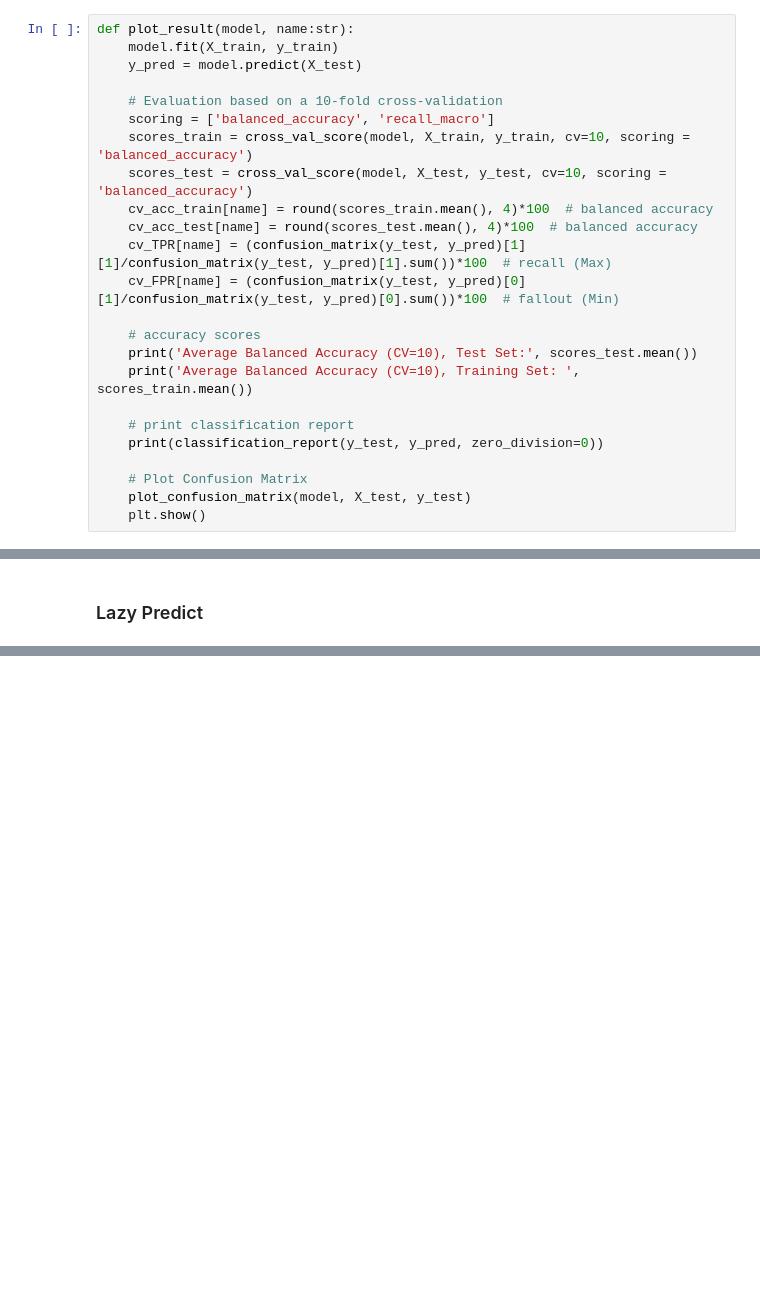
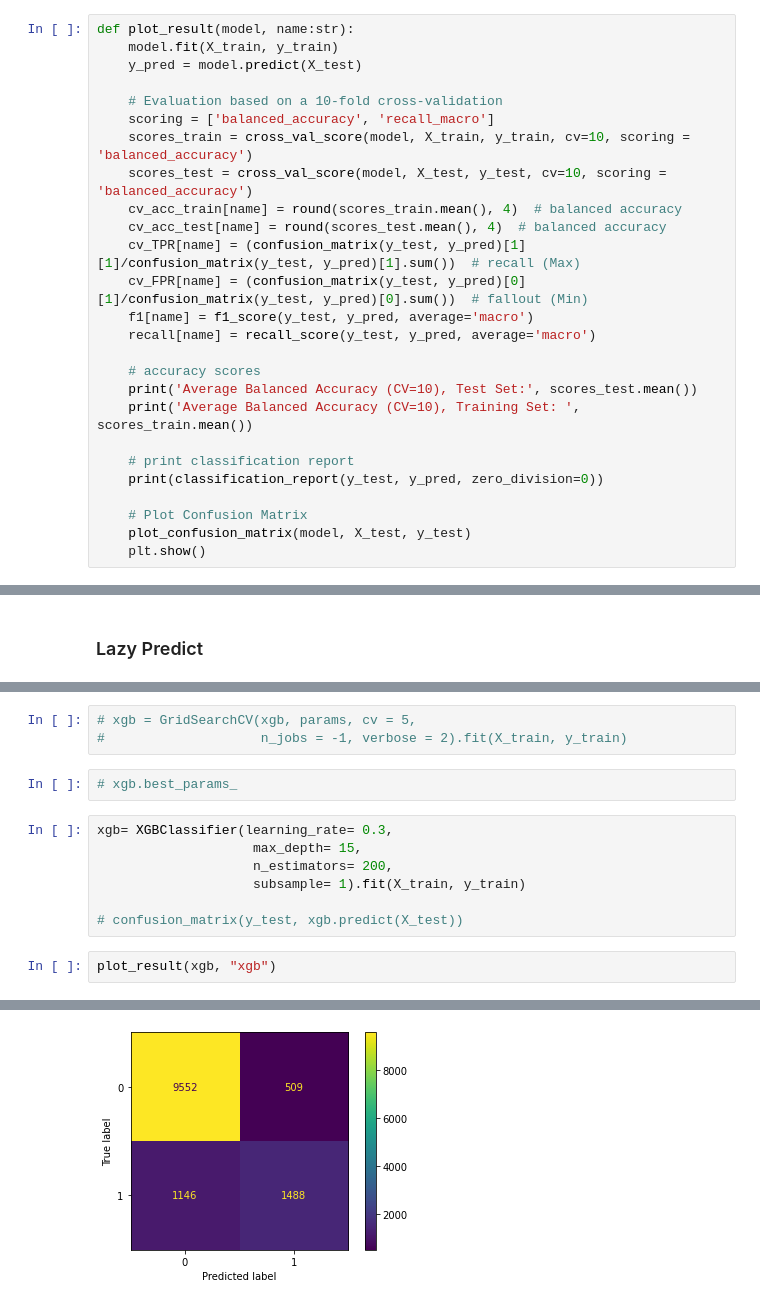
Before and after one commit to fidanfatih/PyCoders, a Jupyter notebook: Week-24/week-24.ipynb, the cells around one changed output, grey strips where cells are left out. Cells and saved outputs as stored; diff of their text form; blank space fills up the shorter version.

```diff
--- a/Week-24/week-24.ipynb
+++ b/Week-24/week-24.ipynb
@@ -443,10 +446,12 @@ def plot_result(model, name:str):
     scoring = ['balanced_accuracy', 'recall_macro']
     scores_train = cross_val_score(model, X_train, y_train, cv=10, scoring = 'balanced_accuracy')
     scores_test = cross_val_score(model, X_test, y_test, cv=10, scoring = 'balanced_accuracy')
-    cv_acc_train[name] = round(scores_train.mean(), 4)*100  # balanced accuracy
-    cv_acc_test[name] = round(scores_test.mean(), 4)*100  # balanced accuracy
-    cv_TPR[name] = (confusion_matrix(y_test, y_pred)[1][1]/confusion_matrix(y_test, y_pred)[1].sum())*100  # recall (Max)
-    cv_FPR[name] = (confusion_matrix(y_test, y_pred)[0][1]/confusion_matrix(y_test, y_pred)[0].sum())*100  # fallout (Min)
+    cv_acc_train[name] = round(scores_train.mean(), 4)  # balanced accuracy
+    cv_acc_test[name] = round(scores_test.mean(), 4)  # balanced accuracy
+    cv_TPR[name] = (confusion_matrix(y_test, y_pred)[1][1]/confusion_matrix(y_test, y_pred)[1].sum())  # recall (Max)
+    cv_FPR[name] = (confusion_matrix(y_test, y_pred)[0][1]/confusion_matrix(y_test, y_pred)[0].sum())  # fallout (Min)
+    f1[name] = f1_score(y_test, y_pred, average='macro')
+    recall[name] = recall_score(y_test, y_pred, average='macro')
 
     # accuracy scores
     print('Average Balanced Accuracy (CV=10), Test Set:', scores_test.mean())
@@ -765,0 +767,15 @@ models
+# %%
+# xgb = GridSearchCV(xgb, params, cv = 5,
+#                    n_jobs = -1, verbose = 2).fit(X_train, y_train)
+# %%
+# xgb.best_params_
+# %%
+xgb= XGBClassifier(learning_rate= 0.3,
+                    max_depth= 15,
+                    n_estimators= 200,
+                    subsample= 1).fit(X_train, y_train)
+
+# confusion_matrix(y_test, xgb.predict(X_test))
+# %%
+plot_result(xgb, "xgb")
+# %% [output]
@@ -765,0 +792 @@ models
+[figure, added]
```
Also changed, not shown: parts of 43 cells of this notebook, 4 other files.
